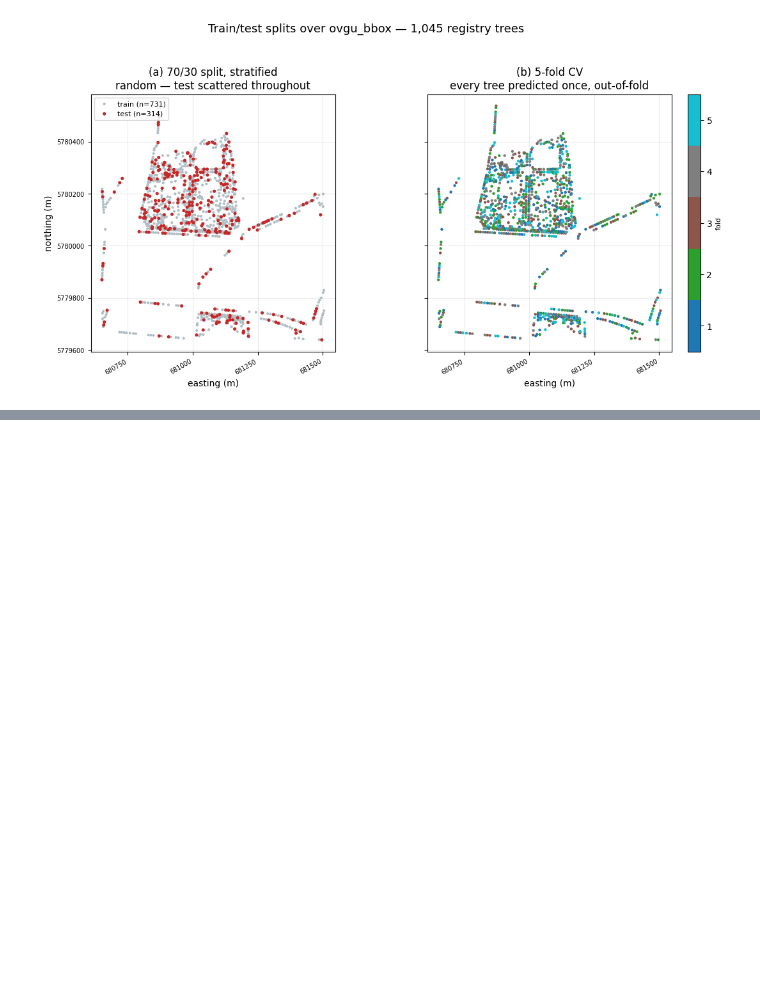
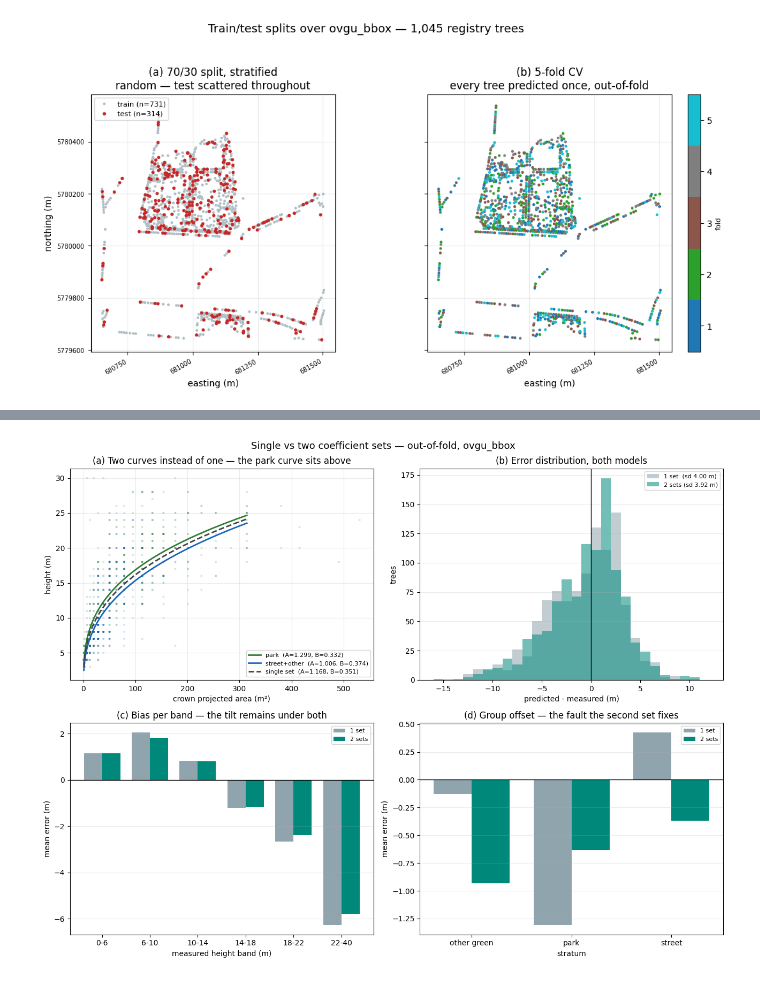
Before and after one commit to KumarJonnala/urban-tree-segmentation, a Jupyter notebook: test_notebooks/holdout_validation.ipynb, the cells around one changed output, grey strips where cells are left out. Saved outputs shown, nothing was run; the diff lists cells and outputs as text; code cells hidden in the pictures; blank space fills up the shorter version.

```diff
--- a/test_notebooks/holdout_validation.ipynb
+++ b/test_notebooks/holdout_validation.ipynb
@@ -355,0 +537,58 @@ plt.show()
+# %%
+A_s, B_s = pd.DataFrame(fold_rows)["A"].mean(), pd.DataFrame(fold_rows)["B"].mean()
+A_p, B_p = _cf["A_park"].mean(), _cf["B_park"].mean()
+A_o, B_o = _cf["A_street+other"].mean(), _cf["B_street+other"].mean()
+GCOL = {"park": "#2e7d32", "street+other": "#1565c0"}
+
+fig, ax = plt.subplots(2, 2, figsize=(13, 10))
+
+# (a) the two curves, which is what "two coefficient sets" means geometrically
+a = ax[0, 0]
+grid = np.linspace(trees["cpa_m2"].min(), trees["cpa_m2"].quantile(.99), 200)
+for lbl, (A_, B_), c, ls in [("park", (A_p, B_p), GCOL["park"], "-"),
+                             ("street+other", (A_o, B_o), GCOL["street+other"], "-"),
+                             ("single set", (A_s, B_s), "#424242", "--")]:
+    a.plot(grid, predict_height(grid, A_, B_), ls, color=c, lw=2, label=f"{lbl}  (A={A_:.3f}, B={B_:.3f})")
+for g, d_ in trees.assign(g=GROUP).groupby("g"):
+    a.scatter(d_["cpa_m2"], d_["Baumhoehe"], s=8, alpha=.18, color=GCOL[g], edgecolors="none")
+a.set(xlabel="crown projected area (m²)", ylabel="height (m)",
+      title="(a) Two curves instead of one — the park curve sits above")
+a.legend(fontsize=8); a.grid(alpha=.25)
+
+# (b) does the error distribution actually tighten?
+a = ax[0, 1]
+bins = np.arange(-16, 12.5, 1)
+a.hist(err["err_1set"], bins=bins, alpha=.55, color="#90a4ae", label=f"1 set  (sd {err['err_1set'].std():.2f} m)")
+a.hist(err["err_2set"], bins=bins, alpha=.55, color="#00897b", label=f"2 sets (sd {err['err_2set'].std():.2f} m)")
+a.axvline(0, color="k", lw=1)
+a.set(xlabel="predicted - measured (m)", ylabel="trees", title="(b) Error distribution, both models")
+a.legend(fontsize=8); a.grid(alpha=.25, axis="y")
+
+# (c) bias per band -- the group offset is what should move here
+a = ax[1, 0]
+x = np.arange(len(by_band2)); w = .38
+a.bar(x - w/2, by_band2["bias_1set"], w, color="#90a4ae", label="1 set")
+a.bar(x + w/2, by_band2["bias_2set"], w, color="#00897b", label="2 sets")
+a.axhline(0, color="k", lw=1)
+a.set_xticks(x, [f"{int(i.left)}-{int(i.right)}" for i in by_band2.index])
+a.set(xlabel="measured height band (m)", ylabel="mean error (m)",
+      title="(c) Bias per band — the tilt remains under both")
+a.legend(fontsize=8); a.grid(alpha=.25, axis="y")
+
+# (d) per-stratum bias, which is the fault the second set targets
+a = ax[1, 1]
+st = err.groupby("stratum", observed=True)[["err_1set", "err_2set"]].mean()
+x = np.arange(len(st))
+a.bar(x - w/2, st["err_1set"], w, color="#90a4ae", label="1 set")
+a.bar(x + w/2, st["err_2set"], w, color="#00897b", label="2 sets")
+a.axhline(0, color="k", lw=1)
+a.set_xticks(x, st.index)
+a.set(xlabel="stratum", ylabel="mean error (m)",
+      title="(d) Group offset — the fault the second set fixes")
+a.legend(fontsize=8); a.grid(alpha=.25, axis="y")
+
+fig.suptitle("Single vs two coefficient sets — out-of-fold, ovgu_bbox", fontsize=13)
+fig.tight_layout()
+plt.show()
+# %% [output]
+[figure, added]
```
Also changed, not shown: parts of 23 cells of this notebook, 8 other files.
